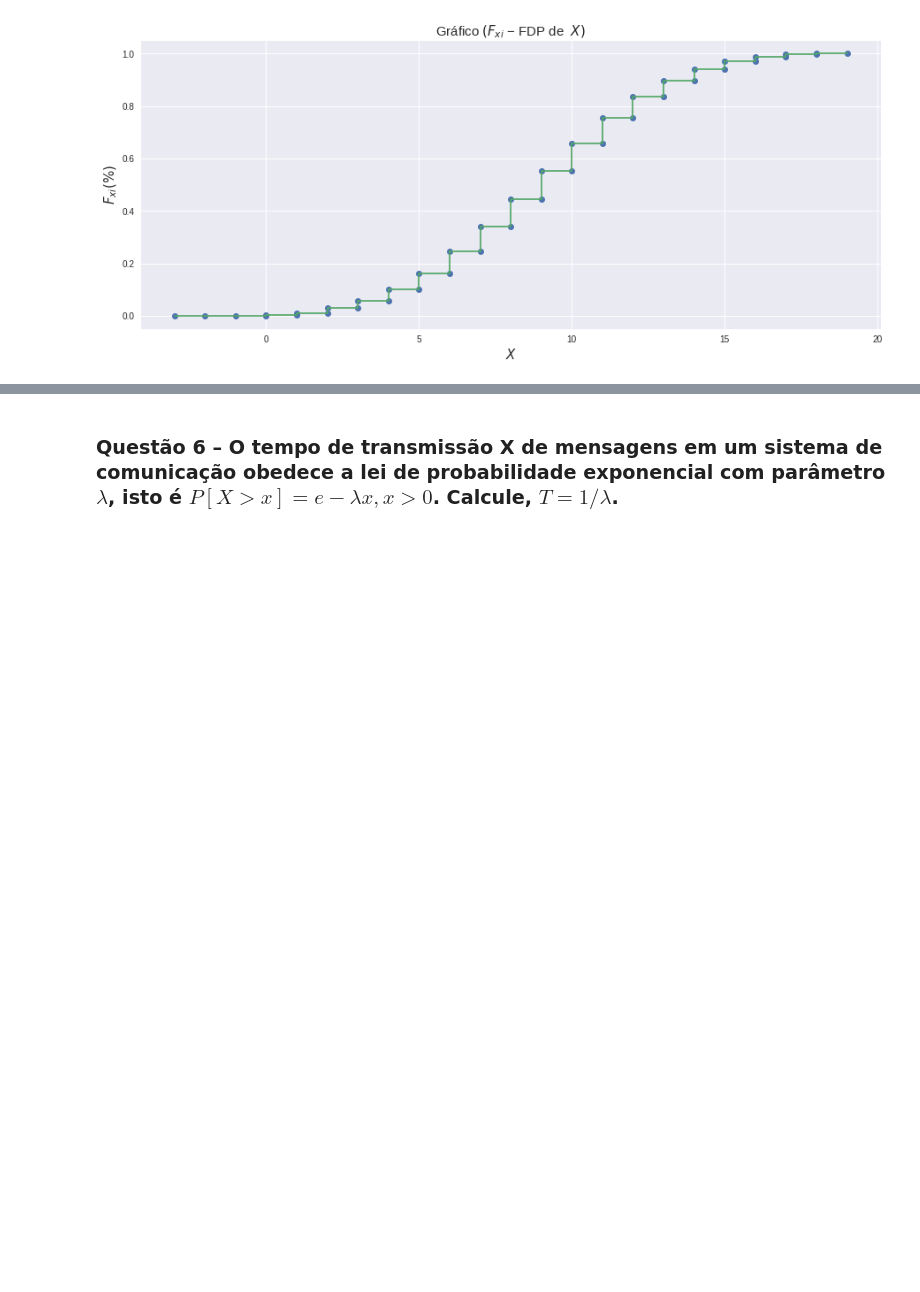
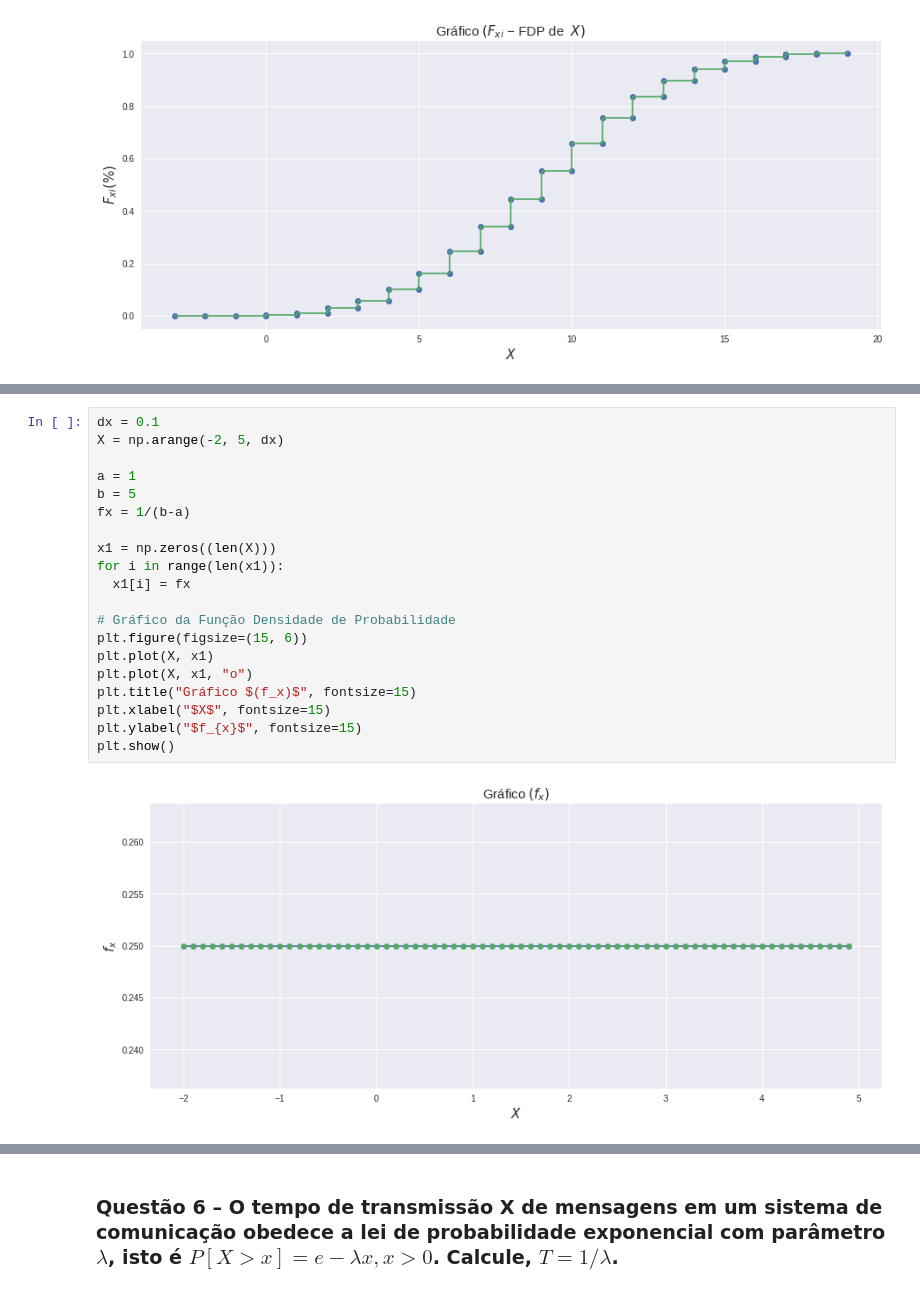
Before and after one commit to Oseiasdfarias/ProbabilidadeProcessosEstocarticos, a Jupyter notebook: LISTA_04_P1/PDF/COLAB_FEE_PPE_LE_U04_P01_Oseias_Dias_de_Farias_201733940002.ipynb, the cells around one changed output, grey strips where cells are left out. Saved outputs shown, nothing was run; the diff lists cells and outputs as text; blank space fills up the shorter version.

```diff
--- a/LISTA_04_P1/PDF/COLAB_FEE_PPE_LE_U04_P01_Oseias_Dias_de_Farias_201733940002.ipynb
+++ b/LISTA_04_P1/PDF/COLAB_FEE_PPE_LE_U04_P01_Oseias_Dias_de_Farias_201733940002.ipynb
@@ -469 +523,23 @@ plt.show()
+# %%
+dx = 0.1
+X = np.arange(-2, 5, dx)
+
+a = 1
+b = 5
+fx = 1/(b-a)
+
+x1 = np.zeros((len(X)))
+for i in range(len(x1)):
+  x1[i] = fx
+
+# Gráfico da Função Densidade de Probabilidade
+plt.figure(figsize=(15, 6))
+plt.plot(X, x1)
+plt.plot(X, x1, "o")
+plt.title("Gráfico $(f_x)$", fontsize=15)
+plt.xlabel("$X$", fontsize=15)
+plt.ylabel("$f_{x}$", fontsize=15)
+plt.show()
+# %% [output]
+[figure, added]
 # %% [markdown]
```
Also changed, not shown: parts of 4 cells of this notebook.
